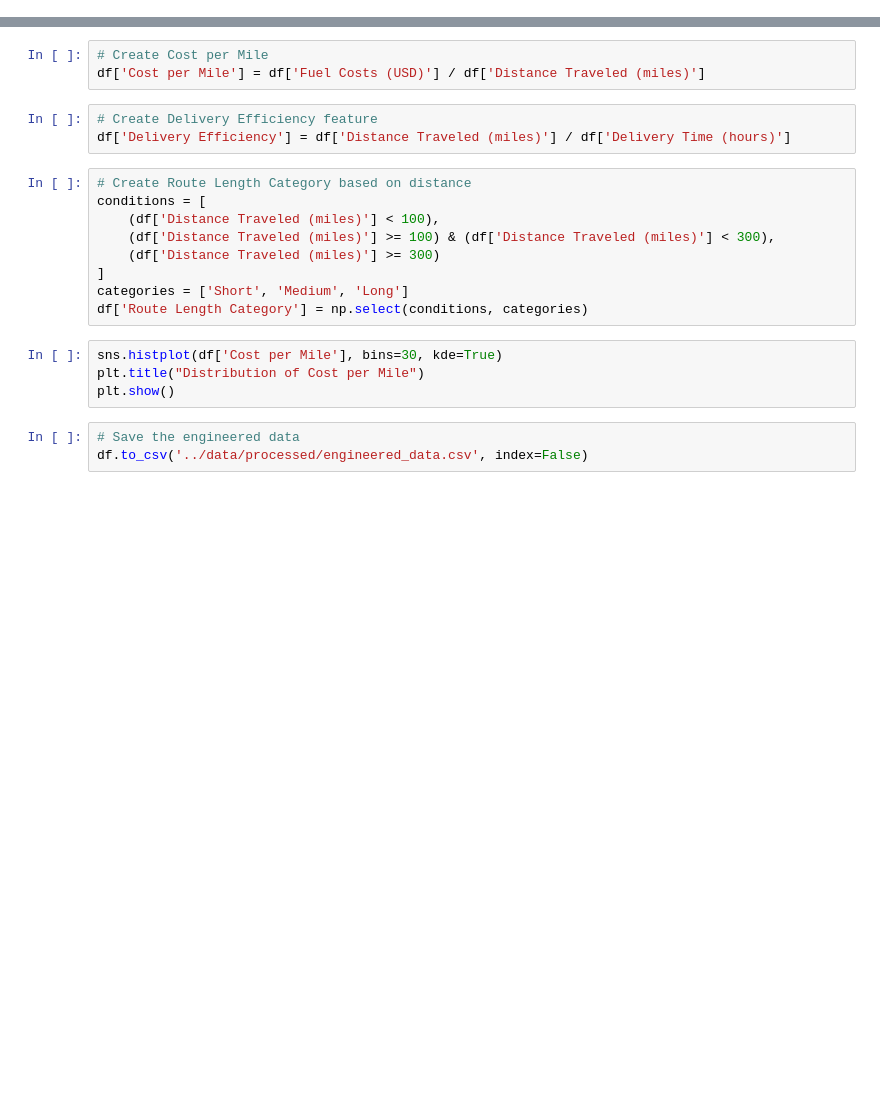
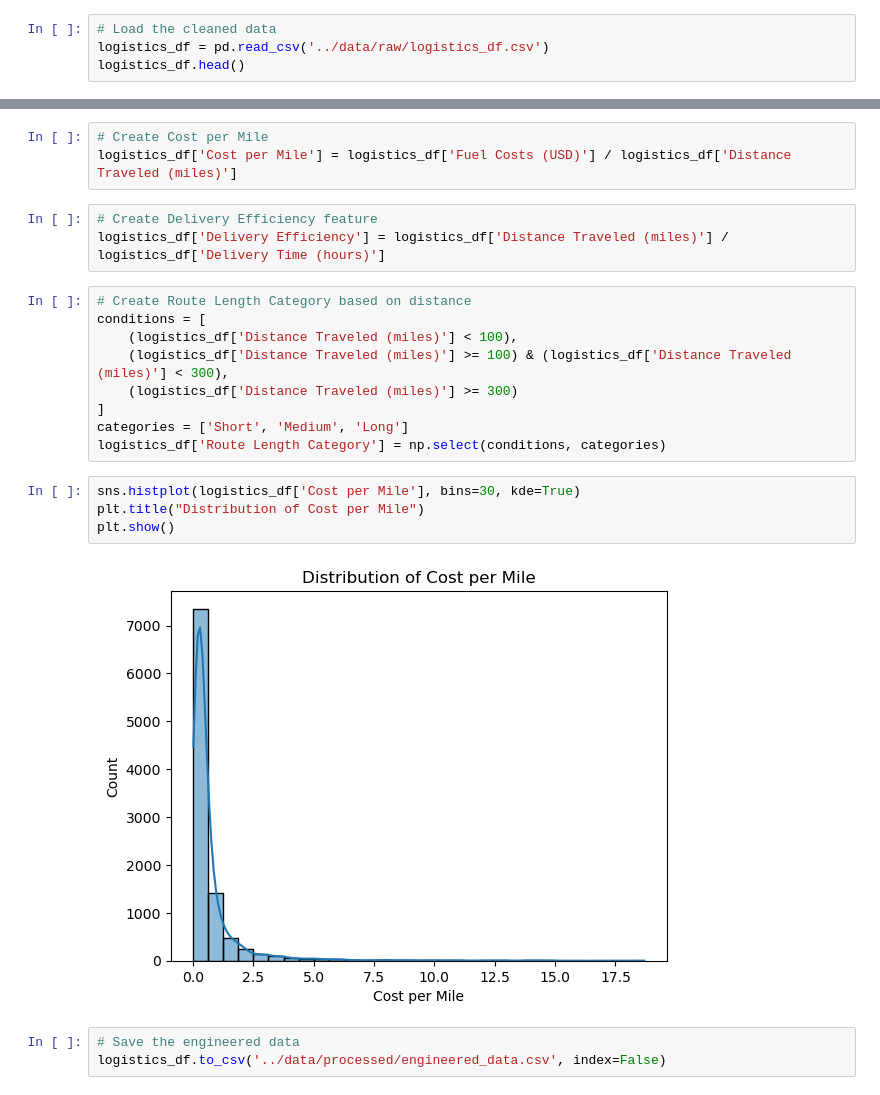
Before and after one commit to pcpetty/logistics-optimization-project, a Jupyter notebook: notebooks/02_feature_engineering.ipynb, the cells around one changed output, grey strips where cells are left out. Drawn from its saved outputs; the diff is of its cells as text; blank space fills up the shorter version.

```diff
--- a/notebooks/02_feature_engineering.ipynb
+++ b/notebooks/02_feature_engineering.ipynb
@@ -19,0 +18,4 @@ df.head()
+# %%
+# Load the cleaned data
+logistics_df = pd.read_csv('../data/raw/logistics_df.csv')
+logistics_df.head()
@@ -20,22 +30,24 @@ df.head()
 # %%
 # Create Cost per Mile
-df['Cost per Mile'] = df['Fuel Costs (USD)'] / df['Distance Traveled (miles)']
+logistics_df['Cost per Mile'] = logistics_df['Fuel Costs (USD)'] / logistics_df['Distance Traveled (miles)']
 # %%
 # Create Delivery Efficiency feature
-df['Delivery Efficiency'] = df['Distance Traveled (miles)'] / df['Delivery Time (hours)']
+logistics_df['Delivery Efficiency'] = logistics_df['Distance Traveled (miles)'] / logistics_df['Delivery Time (hours)']
 # %%
 # Create Route Length Category based on distance
 conditions = [
-    (df['Distance Traveled (miles)'] < 100),
-    (df['Distance Traveled (miles)'] >= 100) & (df['Distance Traveled (miles)'] < 300),
-    (df['Distance Traveled (miles)'] >= 300)
+    (logistics_df['Distance Traveled (miles)'] < 100),
+    (logistics_df['Distance Traveled (miles)'] >= 100) & (logistics_df['Distance Traveled (miles)'] < 300),
+    (logistics_df['Distance Traveled (miles)'] >= 300)
 ]
 categories = ['Short', 'Medium', 'Long']
-df['Route Length Category'] = np.select(conditions, categories)
+logistics_df['Route Length Category'] = np.select(conditions, categories)
 # %%
-sns.histplot(df['Cost per Mile'], bins=30, kde=True)
+sns.histplot(logistics_df['Cost per Mile'], bins=30, kde=True)
 plt.title("Distribution of Cost per Mile")
 plt.show()
+# %% [output]
+[figure, added]
 # %%
 # Save the engineered data
-df.to_csv('../data/processed/engineered_data.csv', index=False)
+logistics_df.to_csv('../data/processed/engineered_data.csv', index=False)
```
Also changed, not shown: parts of 3 cells of this notebook, 5 other files.
